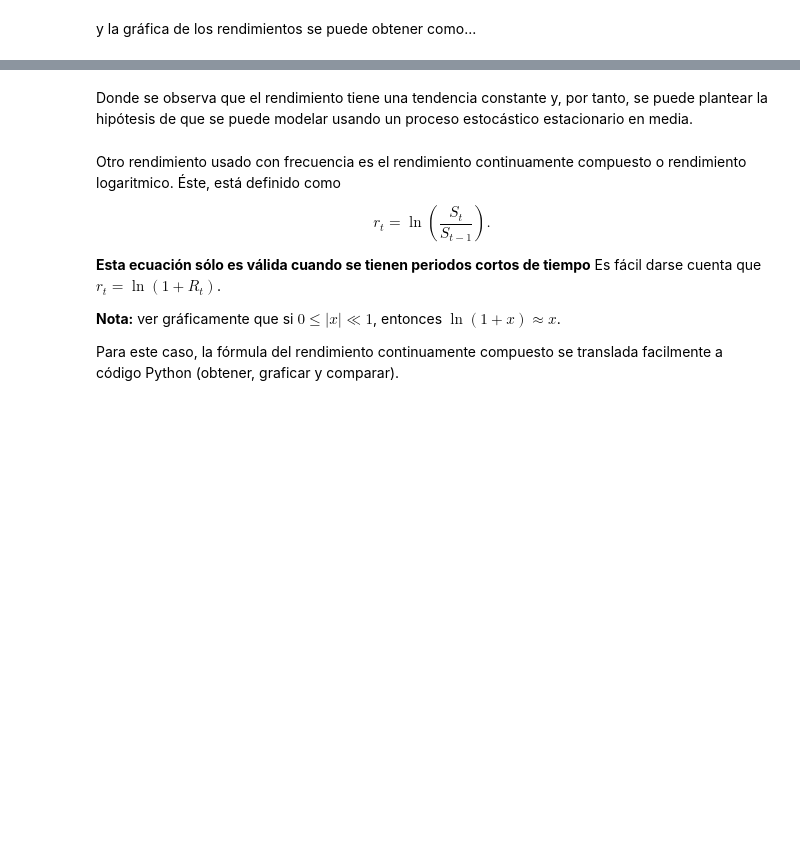
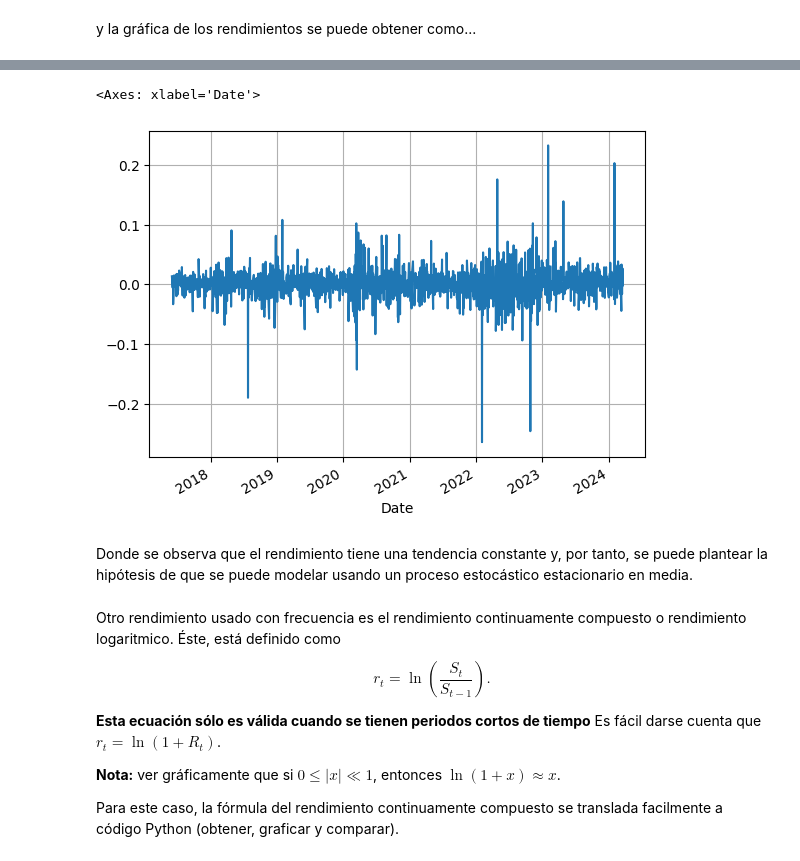
Before and after one commit to ArellanoMCarlos/SimMat_P2024, a Jupyter notebook: Módulo 2 - Montecarlo/Simulación de escenarios futuros.ipynb, the cells around one changed output, grey strips where cells are left out. Cells and saved outputs as stored; diff of their text form; code cells hidden in the pictures; blank space fills up the shorter version.

```diff
--- a/Módulo 2 - Montecarlo/Simulación de escenarios futuros.ipynb
+++ b/Módulo 2 - Montecarlo/Simulación de escenarios futuros.ipynb
@@ -57,3 +187,8 @@ y la gráfica de los rendimientos se puede obtener como...
+# %%
+R['Adj Close'].plot(grid=True) # La media se conserva a lo largo del tiempo
+# %% [output]
+<Axes: xlabel='Date'>
+[figure, added]
 # %% [markdown]
 Donde se observa que el rendimiento tiene una tendencia constante y, por tanto, se puede plantear la hipótesis de que se puede modelar usando un proceso estocástico estacionario en media.
 # %% [markdown]
```
Also changed, not shown: parts of 32 cells of this notebook, 1 other file.
